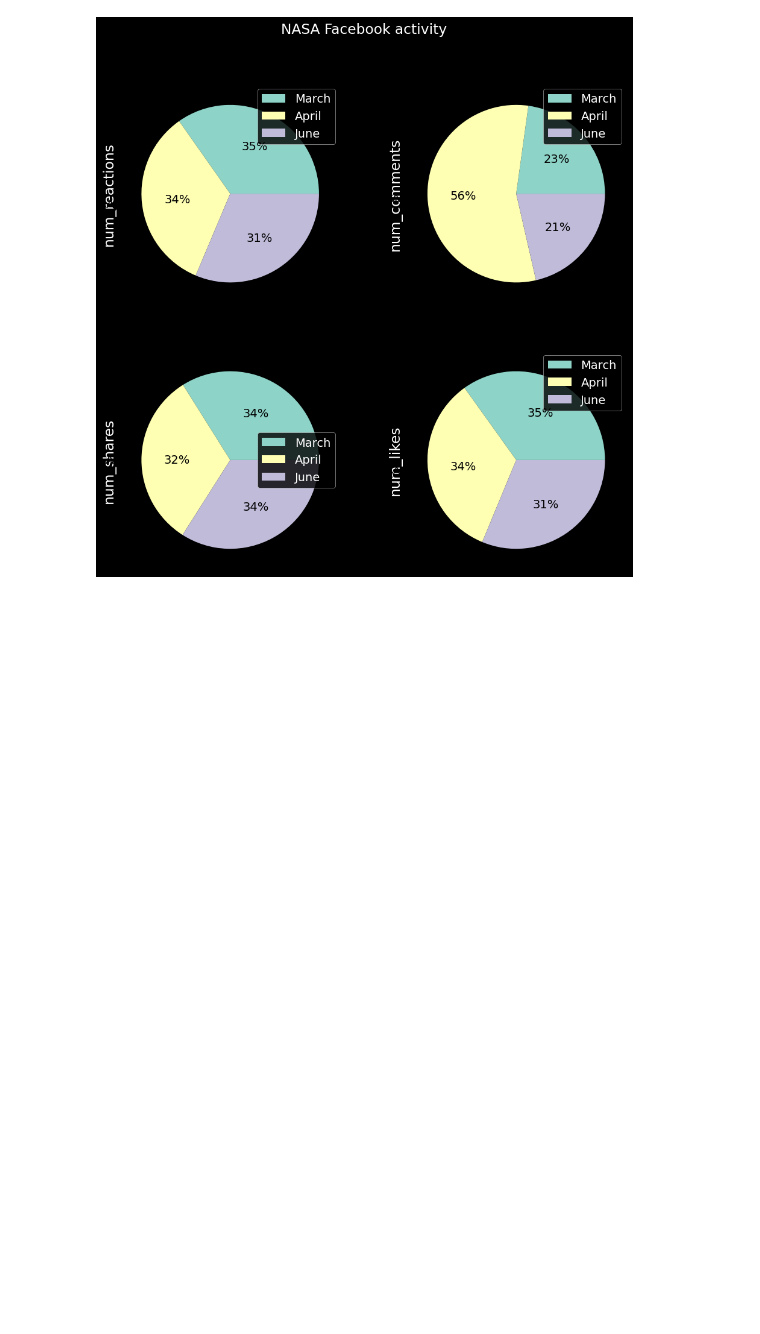
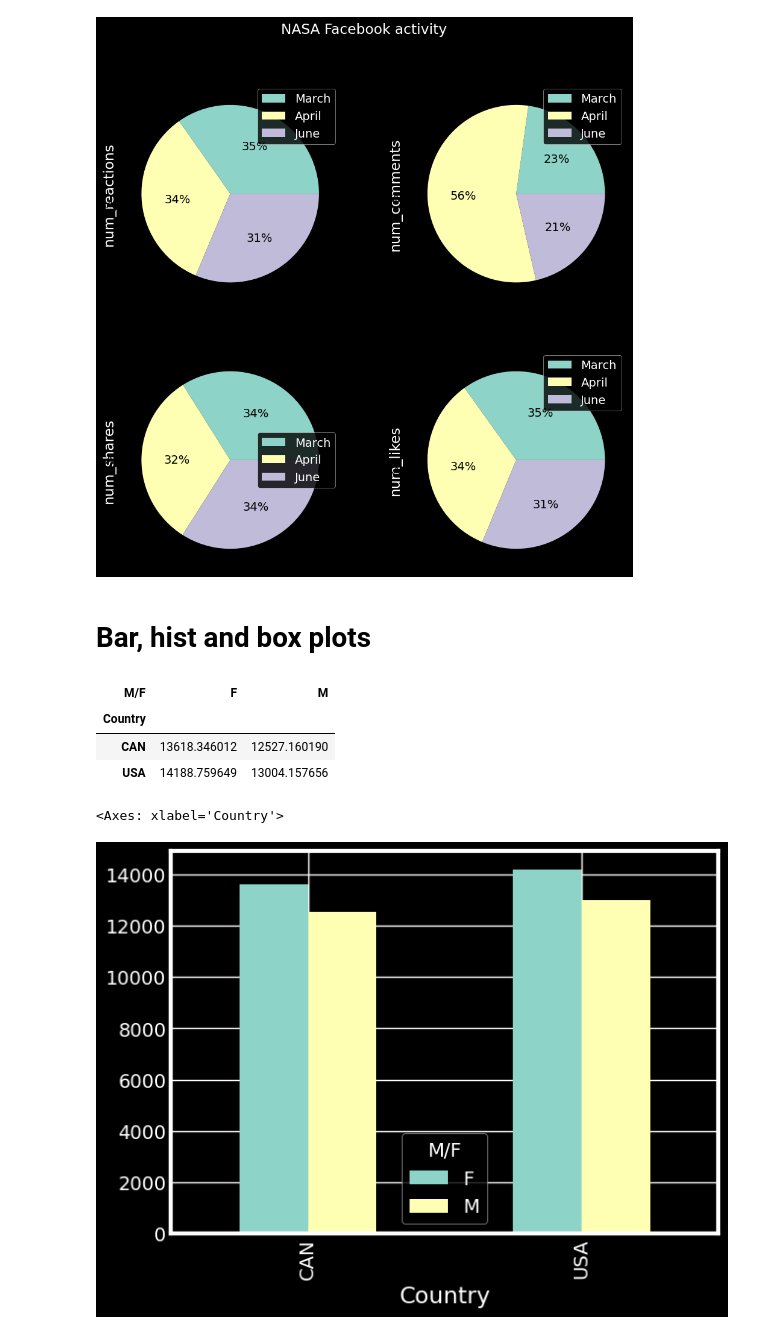
Before and after one commit to Byienio/Pandas_pg, a Jupyter notebook: AdvancedPlots.ipynb, the cells around one changed output. Drawn from its saved outputs; the diff is of its cells as text; code cells hidden in the pictures; blank space fills up the shorter version.

Commit message:
Bar, hist and box plots

```diff
--- a/AdvancedPlots.ipynb
+++ b/AdvancedPlots.ipynb
@@ -239,3 +239,23 @@ array([[<Axes: ylabel='num_reactions'>, <Axes: ylabel='num_comments'>],
        [<Axes: ylabel='num_shares'>, <Axes: ylabel='num_likes'>]],
       dtype=object)
 [figure]
+# %% [markdown]
+# Bar, hist and box plots
+# %%
+marathon = pd.read_csv("data/data/marathon_results_2017.csv", usecols=["Age","M/F","Country","40K"])
+marathon["TimeSeconds"] = pd.to_timedelta(marathon["40K"], errors='coerce').dt.total_seconds()
+groupMF = marathon[ marathon["Country"].isin(["USA","CAN"])].groupby(by=["Country","M/F"])
+groupMF = groupMF.agg({"TimeSeconds": ["mean"]})
+groupMF = groupMF.unstack()
+groupMF.columns = groupMF.columns.droplevel().droplevel()
+groupMF
+# %% [output]
+| M/F | F | M |
+| Country |  |  |
+| CAN | 13618.346012 | 12527.160190 |
+| USA | 14188.759649 | 13004.157656 |
+# %%
+groupMF.plot(kind='bar')
+# %% [output]
+<Axes: xlabel='Country'>
+[figure, added]
```
Also changed, not shown: parts of 10 cells of this notebook.
